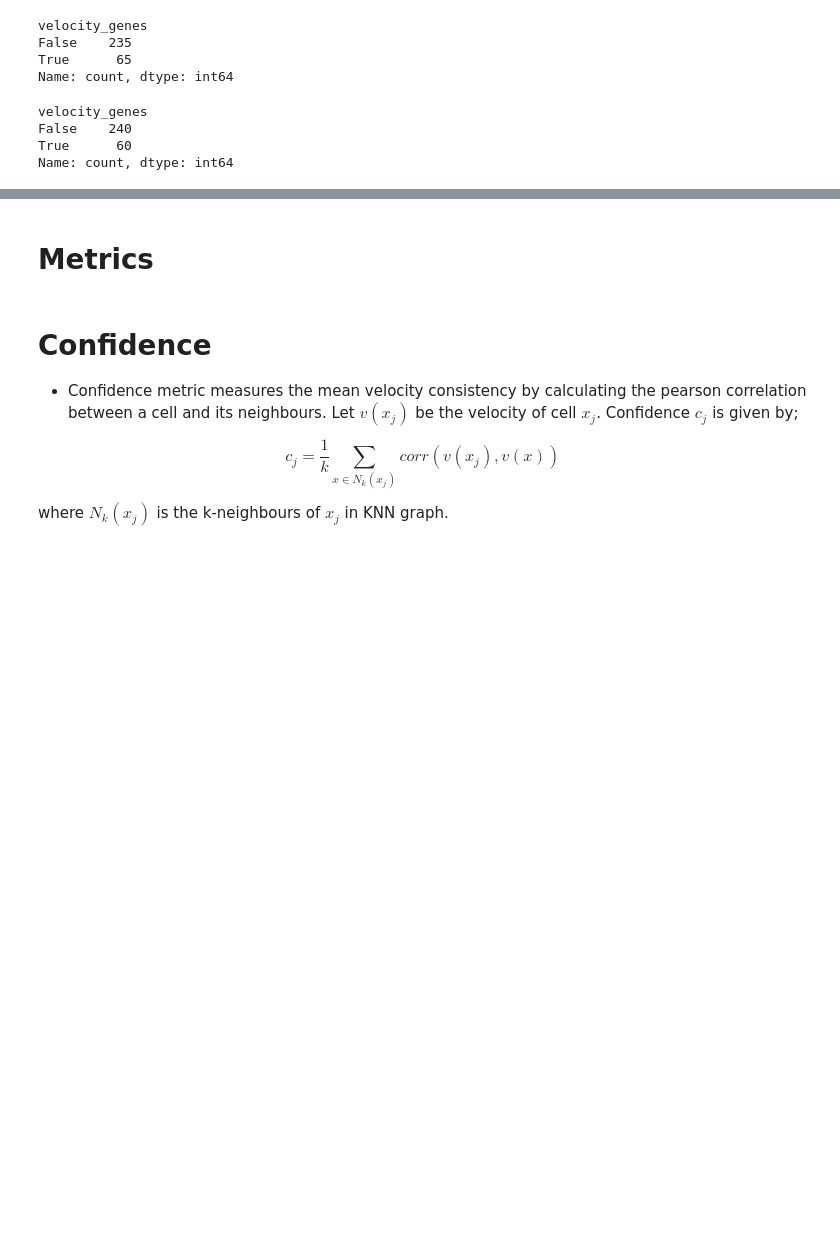
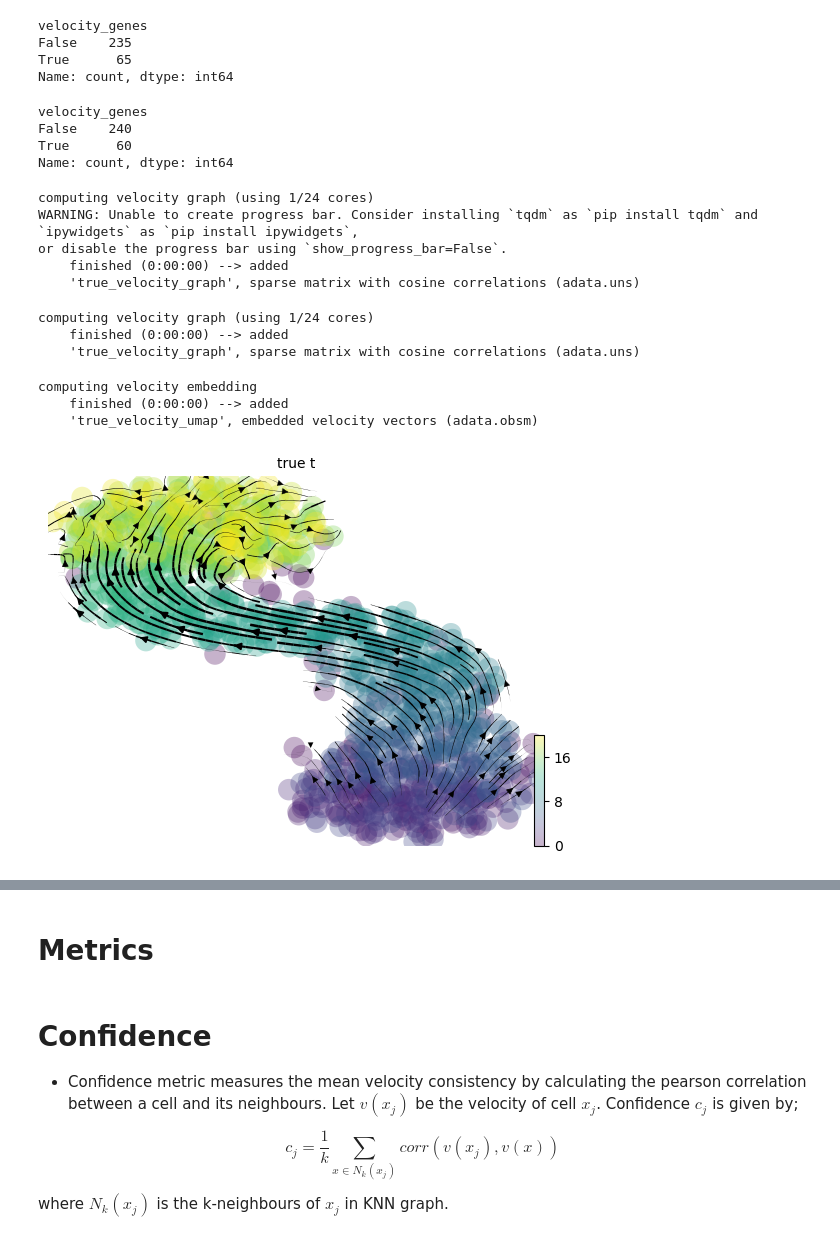
Before and after one commit to sergiomarco25/STVelo, a Jupyter notebook: notebooks/analysis/nu_beta_effects/small_nu.ipynb, the cells around one changed output, grey strips where cells are left out. Cells and saved outputs as stored; diff of their text form; code cells hidden in the pictures; blank space fills up the shorter version.

```diff
--- a/notebooks/analysis/nu_beta_effects/small_nu.ipynb
+++ b/notebooks/analysis/nu_beta_effects/small_nu.ipynb
@@ -131,3 +131,24 @@ velocity_genes
 False    240
 True      60
 Name: count, dtype: int64
+# %%
+scv.tl.velocity_graph(adata_dict['adata_n_c_1000obs_300genes_deterministic'],vkey='true_velocity')
+# %% [output]
+computing velocity graph (using 1/24 cores)
+WARNING: Unable to create progress bar. Consider installing `tqdm` as `pip install tqdm` and `ipywidgets` as `pip install ipywidgets`,
+or disable the progress bar using `show_progress_bar=False`.
+    finished (0:00:00) --> added
+    'true_velocity_graph', sparse matrix with cosine correlations (adata.uns)
+# %%
+scv.tl.velocity_graph(adata_dict['adata_s_u_1000obs_300genes_deterministic'],vkey='true_velocity')
+# %% [output]
+computing velocity graph (using 1/24 cores)
+    finished (0:00:00) --> added
+    'true_velocity_graph', sparse matrix with cosine correlations (adata.uns)
+# %%
+scv.pl.velocity_embedding_stream(adata_dict['adata_s_u_1000obs_300genes_deterministic'], basis='umap', color='true_t',vkey='true_velocity')
+# %% [output]
+computing velocity embedding
+    finished (0:00:00) --> added
+    'true_velocity_umap', embedded velocity vectors (adata.obsm)
+[figure, added]
```
Also changed, not shown: parts of 3 cells of this notebook, 57 other files.
